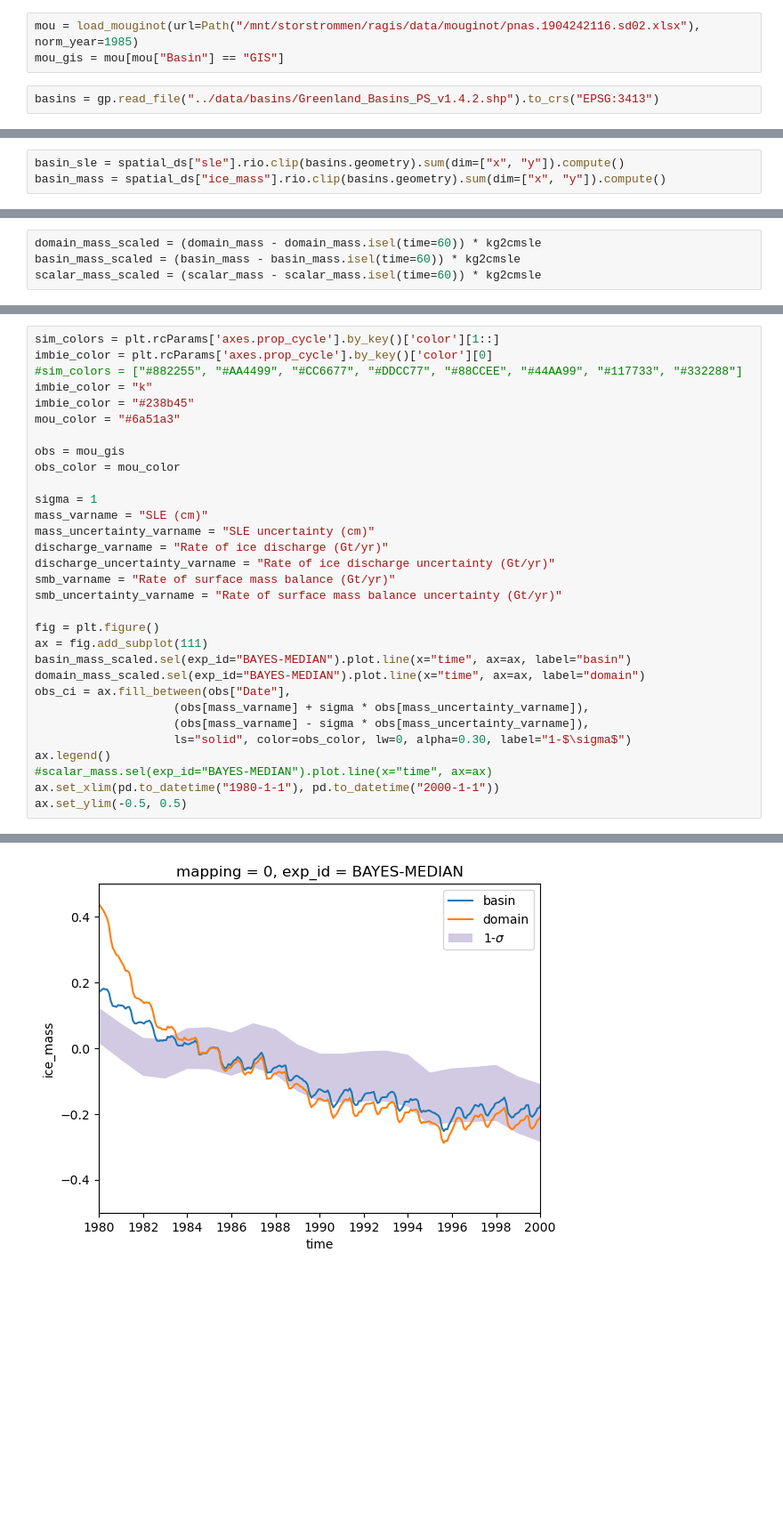
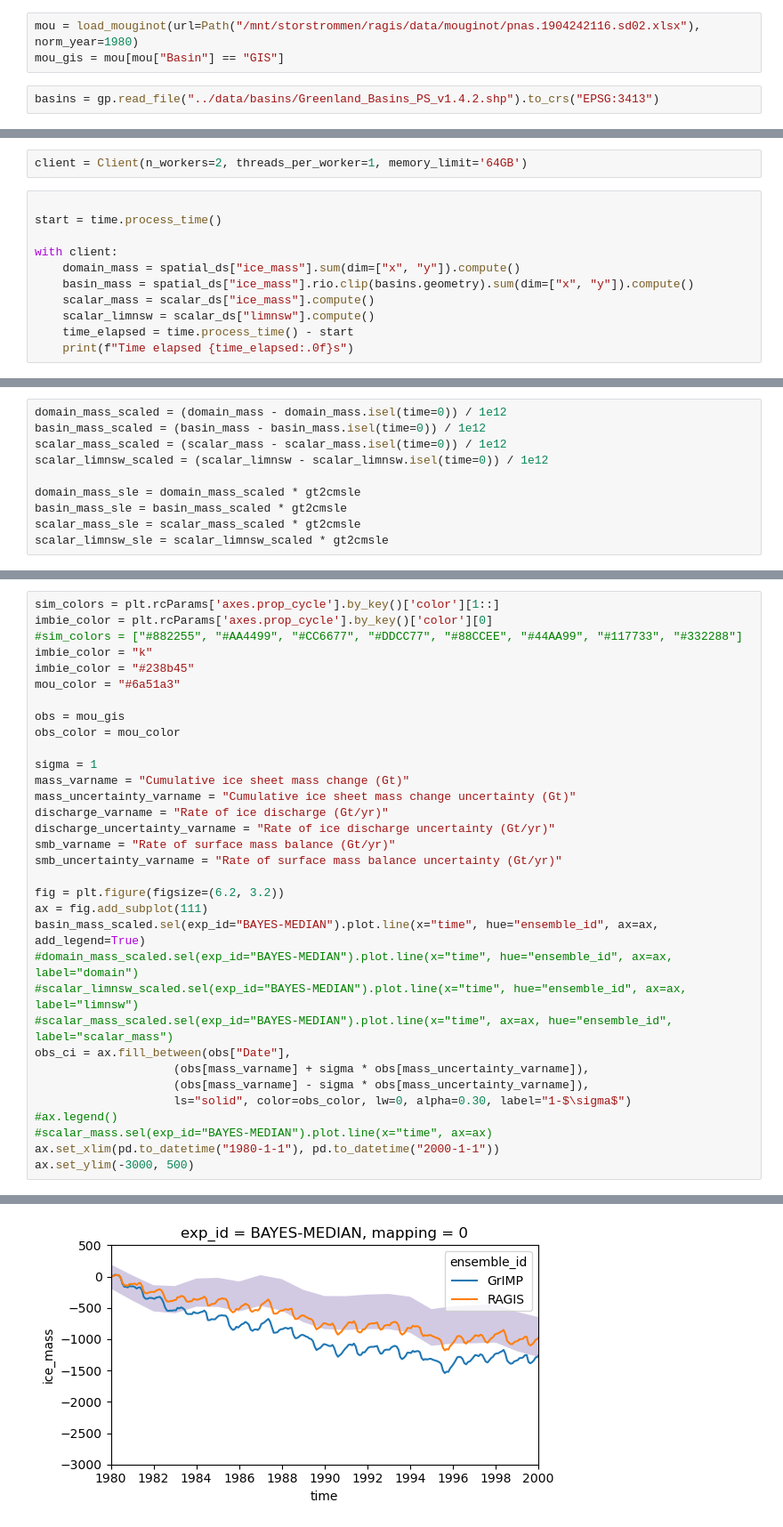
Before and after one commit to pism/pism-ragis, a Jupyter notebook: notebooks/analyze_ensmble_xr.ipynb, the cells around one changed output, grey strips where cells are left out. Shown at 89% size. Drawn from its saved outputs; the diff is of its cells as text; blank space fills up the shorter version.

```diff
--- a/notebooks/analyze_ensmble_xr.ipynb
+++ b/notebooks/analyze_ensmble_xr.ipynb
@@ -30,5 +61,5 @@ scalar_ds = xr.open_mfdataset(scalar_urls, preprocess=preprocess_nc, concat_dim=
 # %%
-mou = load_mouginot(url=Path("/mnt/storstrommen/ragis/data/mouginot/pnas.1904242116.sd02.xlsx"), norm_year=1985)
+mou = load_mouginot(url=Path("/mnt/storstrommen/ragis/data/mouginot/pnas.1904242116.sd02.xlsx"), norm_year=1980)
 mou_gis = mou[mou["Basin"] == "GIS"]
 # %%
 basins = gp.read_file("../data/basins/Greenland_Basins_PS_v1.4.2.shp").to_crs("EPSG:3413")
@@ -53,6 +84,16 @@ Data variables: (12/25)
     institution:  University of Alaska Fairbanks
     proj:         epsg:3413
     source:       PISM (2024-02-15-da843103f committed by Constantine Khrulev...
+# %%
+client = Client(n_workers=2, threads_per_worker=1, memory_limit='64GB')
 # %%
-basin_sle = spatial_ds["sle"].rio.clip(basins.geometry).sum(dim=["x", "y"]).compute()
-basin_mass = spatial_ds["ice_mass"].rio.clip(basins.geometry).sum(dim=["x", "y"]).compute()
+
+start = time.process_time()
+
+with client:
+    domain_mass = spatial_ds["ice_mass"].sum(dim=["x", "y"]).compute()
+    basin_mass = spatial_ds["ice_mass"].rio.clip(basins.geometry).sum(dim=["x", "y"]).compute()
+    scalar_mass = scalar_ds["ice_mass"].compute()
+    scalar_limnsw = scalar_ds["limnsw"].compute()
+    time_elapsed = time.process_time() - start
+    print(f"Time elapsed {time_elapsed:.0f}s")
@@ -65,4 +105,10 @@ domain_mass = spatial_ds["ice_mass"].sum(dim=["x", "y"]).compute()
 # %%
-domain_mass_scaled = (domain_mass - domain_mass.isel(time=60)) * kg2cmsle
-basin_mass_scaled = (basin_mass - basin_mass.isel(time=60)) * kg2cmsle
-scalar_mass_scaled = (scalar_mass - scalar_mass.isel(time=60)) * kg2cmsle
+domain_mass_scaled = (domain_mass - domain_mass.isel(time=0)) / 1e12
+basin_mass_scaled = (basin_mass - basin_mass.isel(time=0)) / 1e12
+scalar_mass_scaled = (scalar_mass - scalar_mass.isel(time=0)) / 1e12
+scalar_limnsw_scaled = (scalar_limnsw - scalar_limnsw.isel(time=0)) / 1e12
+
+domain_mass_sle = domain_mass_scaled * gt2cmsle
+basin_mass_sle = basin_mass_scaled * gt2cmsle
+scalar_mass_sle = scalar_mass_scaled * gt2cmsle
+scalar_limnsw_sle = scalar_limnsw_scaled * gt2cmsle
@@ -89,23 +126,25 @@ obs = mou_gis
 obs_color = mou_color
 
 sigma = 1
-mass_varname = "SLE (cm)"
-mass_uncertainty_varname = "SLE uncertainty (cm)"
+mass_varname = "Cumulative ice sheet mass change (Gt)"
+mass_uncertainty_varname = "Cumulative ice sheet mass change uncertainty (Gt)"
 discharge_varname = "Rate of ice discharge (Gt/yr)"
 discharge_uncertainty_varname = "Rate of ice discharge uncertainty (Gt/yr)"
 smb_varname = "Rate of surface mass balance (Gt/yr)"
 smb_uncertainty_varname = "Rate of surface mass balance uncertainty (Gt/yr)"
 
-fig = plt.figure()
+fig = plt.figure(figsize=(6.2, 3.2))
 ax = fig.add_subplot(111)
-basin_mass_scaled.sel(exp_id="BAYES-MEDIAN").plot.line(x="time", ax=ax, label="basin")
-domain_mass_scaled.sel(exp_id="BAYES-MEDIAN").plot.line(x="time", ax=ax, label="domain")
+basin_mass_scaled.sel(exp_id="BAYES-MEDIAN").plot.line(x="time", hue="ensemble_id", ax=ax, add_legend=True)
+#domain_mass_scaled.sel(exp_id="BAYES-MEDIAN").plot.line(x="time", hue="ensemble_id", ax=ax, label="domain")
+#scalar_limnsw_scaled.sel(exp_id="BAYES-MEDIAN").plot.line(x="time", hue="ensemble_id", ax=ax, label="limnsw")
+#scalar_mass_scaled.sel(exp_id="BAYES-MEDIAN").plot.line(x="time", ax=ax, hue="ensemble_id", label="scalar_mass")
 obs_ci = ax.fill_between(obs["Date"],
                     (obs[mass_varname] + sigma * obs[mass_uncertainty_varname]),
                     (obs[mass_varname] - sigma * obs[mass_uncertainty_varname]),
                     ls="solid", color=obs_color, lw=0, alpha=0.30, label="1-$\sigma$")
-ax.legend()
+#ax.legend()
 #scalar_mass.sel(exp_id="BAYES-MEDIAN").plot.line(x="time", ax=ax)
 ax.set_xlim(pd.to_datetime("1980-1-1"), pd.to_datetime("2000-1-1"))
-ax.set_ylim(-0.5, 0.5)
+ax.set_ylim(-3000, 500)
 # %% [output]
@@ -113 +152 @@ ax.set_ylim(-0.5, 0.5)
-[figure, old version]
+[figure, new version]
```
Also changed, not shown: parts of 33 cells of this notebook, 3 other files.
